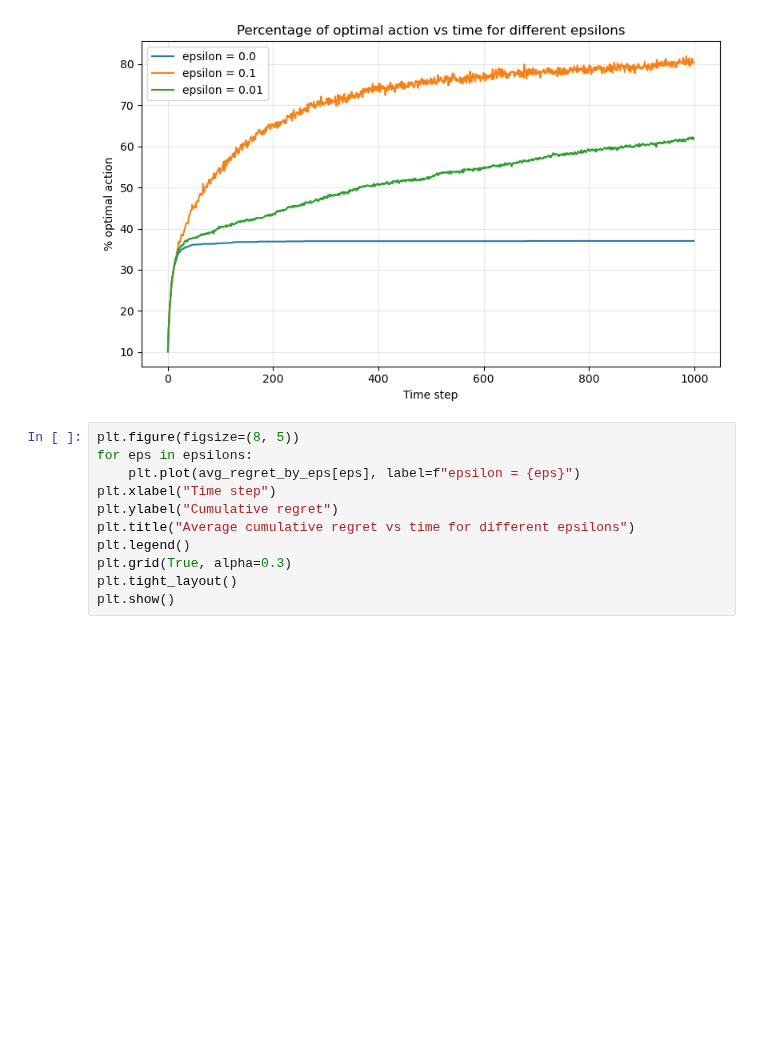
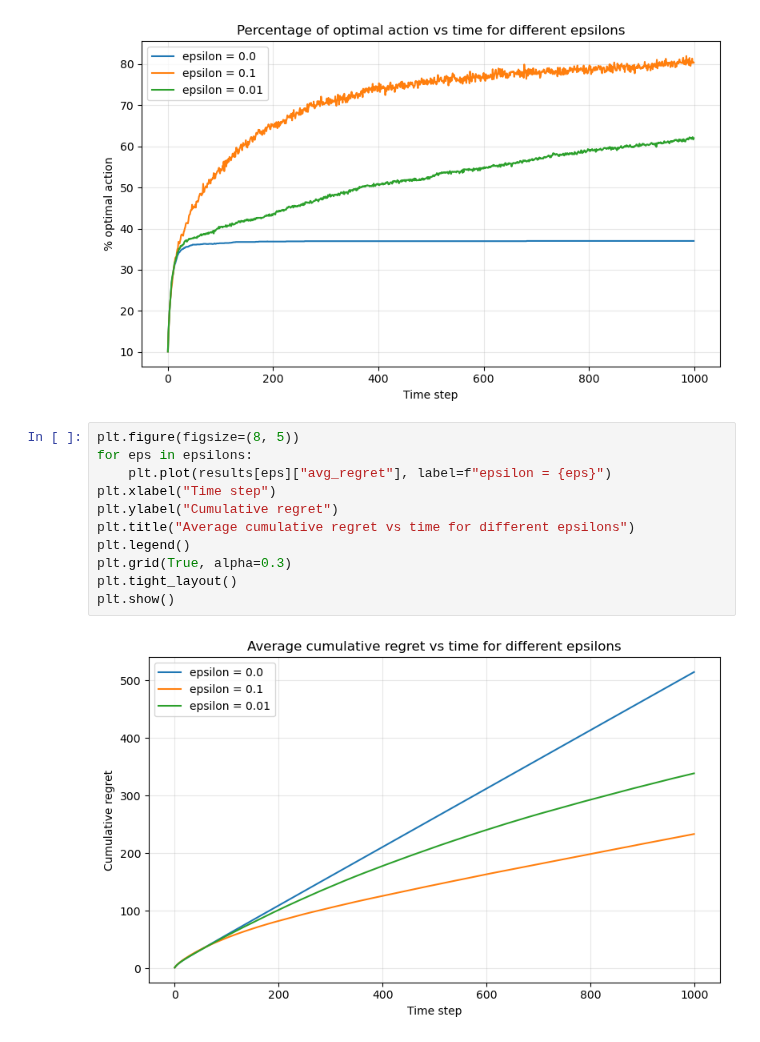
Before and after one commit to LazyBouy/LLM_course, a Jupyter notebook: Reinforcement Learning/n-arm_bandits.ipynb, the cells around one changed output. Saved outputs shown, nothing was run; the diff lists cells and outputs as text; blank space fills up the shorter version.

Commit message:
regret curve

```diff
--- a/Reinforcement Learning/n-arm_bandits.ipynb
+++ b/Reinforcement Learning/n-arm_bandits.ipynb
@@ -365,11 +365,13 @@ plt.show()
 # %%
 plt.figure(figsize=(8, 5))
 for eps in epsilons:
-    plt.plot(avg_regret_by_eps[eps], label=f"epsilon = {eps}")
+    plt.plot(results[eps]["avg_regret"], label=f"epsilon = {eps}")
 plt.xlabel("Time step")
 plt.ylabel("Cumulative regret")
 plt.title("Average cumulative regret vs time for different epsilons")
 plt.legend()
 plt.grid(True, alpha=0.3)
 plt.tight_layout()
 plt.show()
+# %% [output]
+[figure, added]
```
Also changed, not shown: parts of 1 cell of this notebook.
